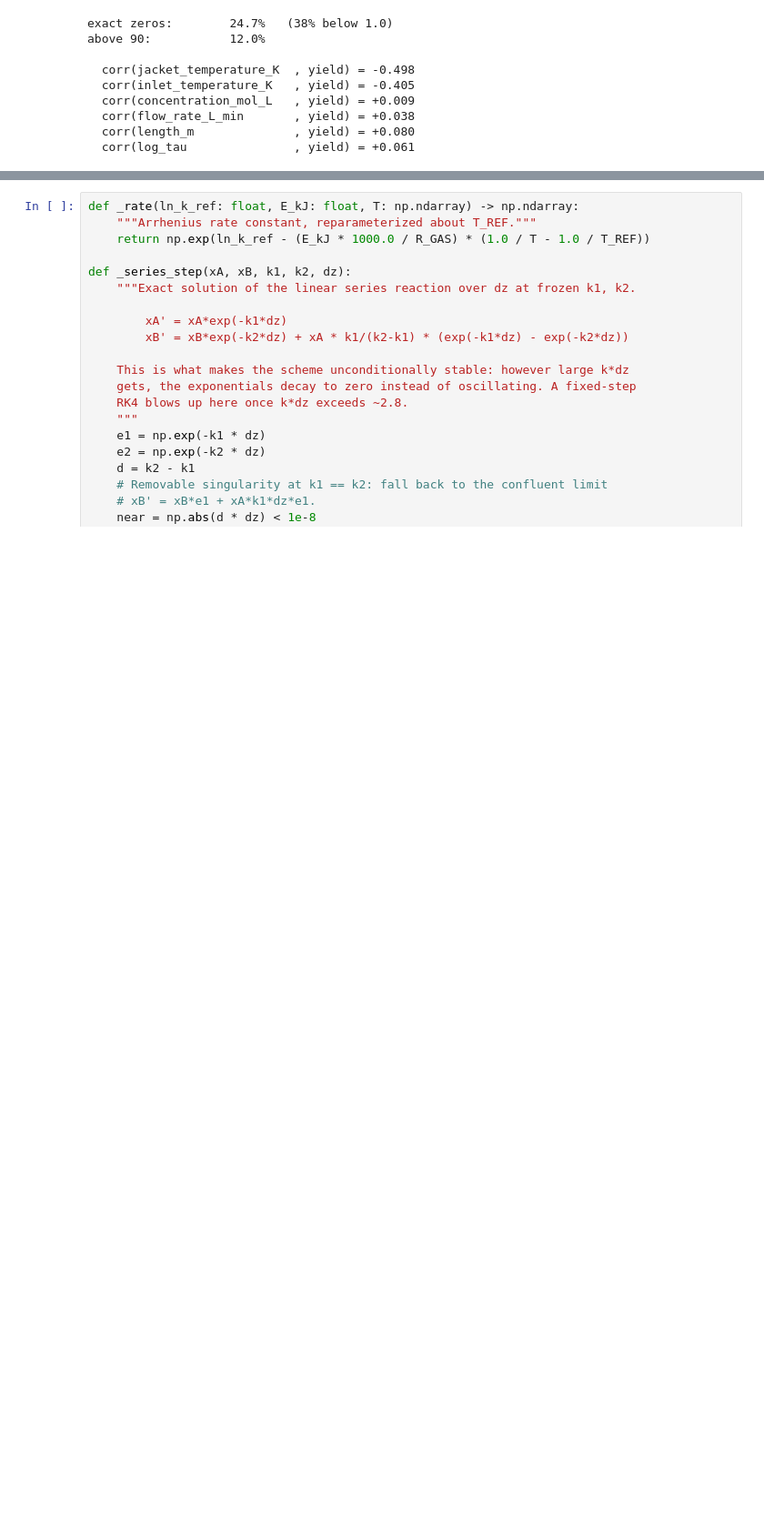
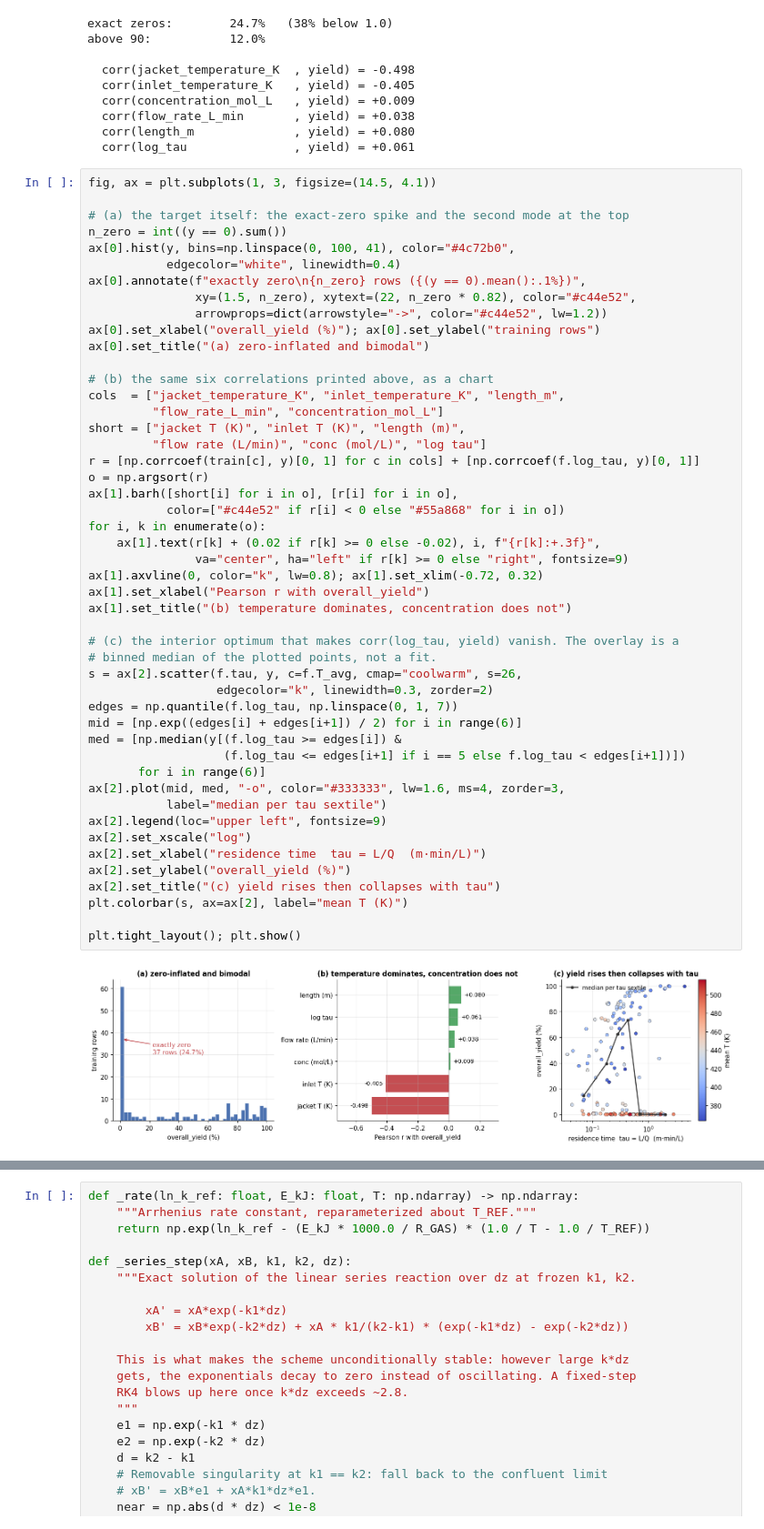
Before and after one commit to parthg2112/iit-kgp-ml-hackathon, a Jupyter notebook: notebook/final.ipynb, the cells around one changed output, grey strips where cells are left out. Shown at 91% size. Drawn from its saved outputs; the diff is of its cells as text; blank space fills up the shorter version.

```diff
--- a/notebook/final.ipynb
+++ b/notebook/final.ipynb
@@ -149,4 +151,54 @@ above 90:           12.0%
   corr(flow_rate_L_min       , yield) = +0.038
   corr(length_m              , yield) = +0.080
   corr(log_tau               , yield) = +0.061
+# %%
+fig, ax = plt.subplots(1, 3, figsize=(14.5, 4.1))
+
+# (a) the target itself: the exact-zero spike and the second mode at the top
+n_zero = int((y == 0).sum())
+ax[0].hist(y, bins=np.linspace(0, 100, 41), color="#4c72b0",
+           edgecolor="white", linewidth=0.4)
+ax[0].annotate(f"exactly zero\n{n_zero} rows ({(y == 0).mean():.1%})",
+               xy=(1.5, n_zero), xytext=(22, n_zero * 0.82), color="#c44e52",
+               arrowprops=dict(arrowstyle="->", color="#c44e52", lw=1.2))
+ax[0].set_xlabel("overall_yield (%)"); ax[0].set_ylabel("training rows")
+ax[0].set_title("(a) zero-inflated and bimodal")
+
+# (b) the same six correlations printed above, as a chart
+cols  = ["jacket_temperature_K", "inlet_temperature_K", "length_m",
+         "flow_rate_L_min", "concentration_mol_L"]
+short = ["jacket T (K)", "inlet T (K)", "length (m)",
+         "flow rate (L/min)", "conc (mol/L)", "log tau"]
+r = [np.corrcoef(train[c], y)[0, 1] for c in cols] + [np.corrcoef(f.log_tau, y)[0, 1]]
+o = np.argsort(r)
+ax[1].barh([short[i] for i in o], [r[i] for i in o],
+           color=["#c44e52" if r[i] < 0 else "#55a868" for i in o])
+for i, k in enumerate(o):
+    ax[1].text(r[k] + (0.02 if r[k] >= 0 else -0.02), i, f"{r[k]:+.3f}",
+               va="center", ha="left" if r[k] >= 0 else "right", fontsize=9)
+ax[1].axvline(0, color="k", lw=0.8); ax[1].set_xlim(-0.72, 0.32)
+ax[1].set_xlabel("Pearson r with overall_yield")
+ax[1].set_title("(b) temperature dominates, concentration does not")
+
+# (c) the interior optimum that makes corr(log_tau, yield) vanish. The overlay is a
+# binned median of the plotted points, not a fit.
+s = ax[2].scatter(f.tau, y, c=f.T_avg, cmap="coolwarm", s=26,
+                  edgecolor="k", linewidth=0.3, zorder=2)
+edges = np.quantile(f.log_tau, np.linspace(0, 1, 7))
+mid = [np.exp((edges[i] + edges[i+1]) / 2) for i in range(6)]
+med = [np.median(y[(f.log_tau >= edges[i]) &
+                   (f.log_tau <= edges[i+1] if i == 5 else f.log_tau < edges[i+1])])
+       for i in range(6)]
+ax[2].plot(mid, med, "-o", color="#333333", lw=1.6, ms=4, zorder=3,
+           label="median per tau sextile")
+ax[2].legend(loc="upper left", fontsize=9)
+ax[2].set_xscale("log")
+ax[2].set_xlabel("residence time  tau = L/Q  (m·min/L)")
+ax[2].set_ylabel("overall_yield (%)")
+ax[2].set_title("(c) yield rises then collapses with tau")
+plt.colorbar(s, ax=ax[2], label="mean T (K)")
+
+plt.tight_layout(); plt.show()
+# %% [output]
+[figure, added]
 # %% [markdown]
```
Also changed, not shown: parts of 32 cells of this notebook, 6 other files.
